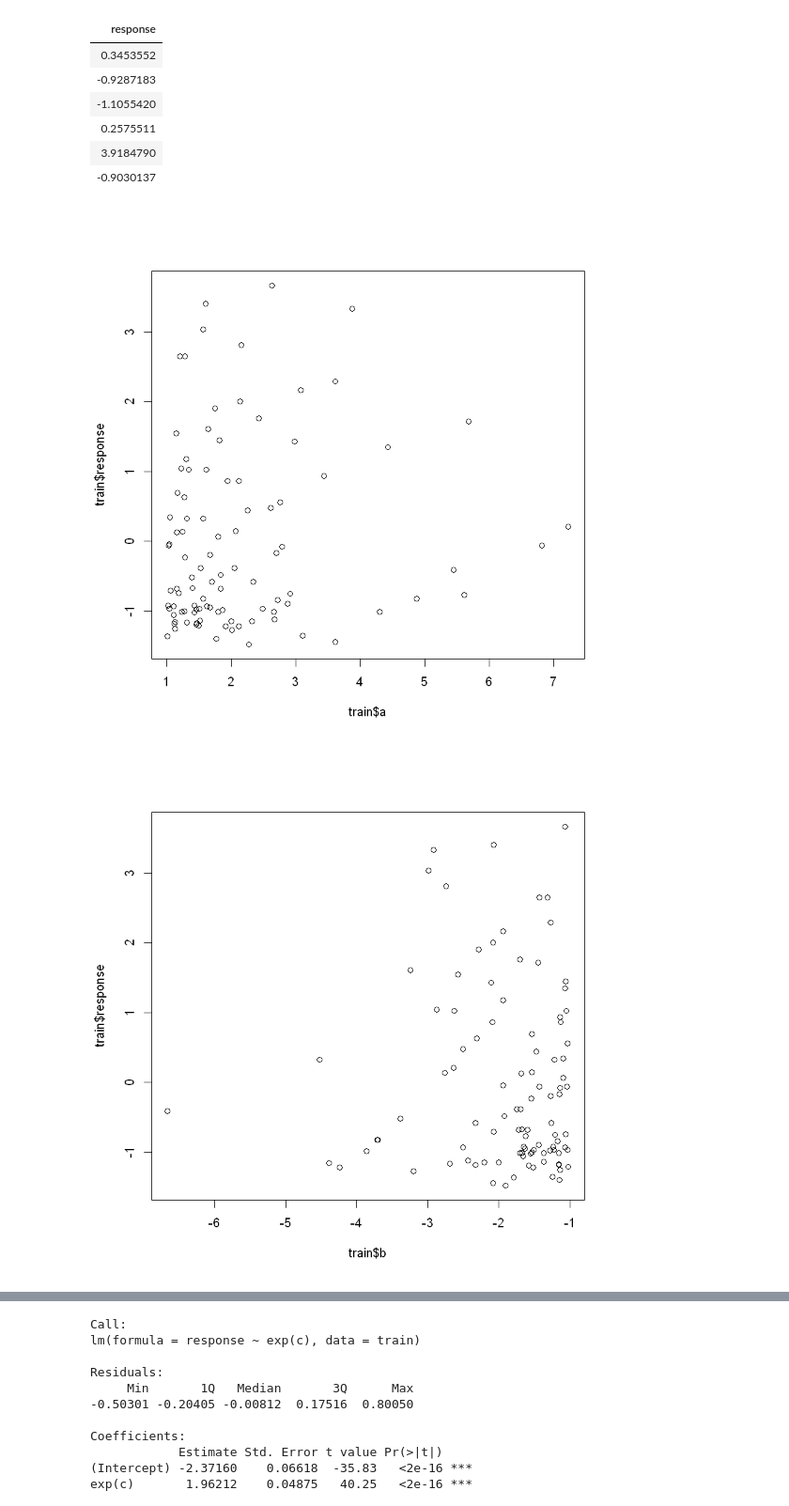
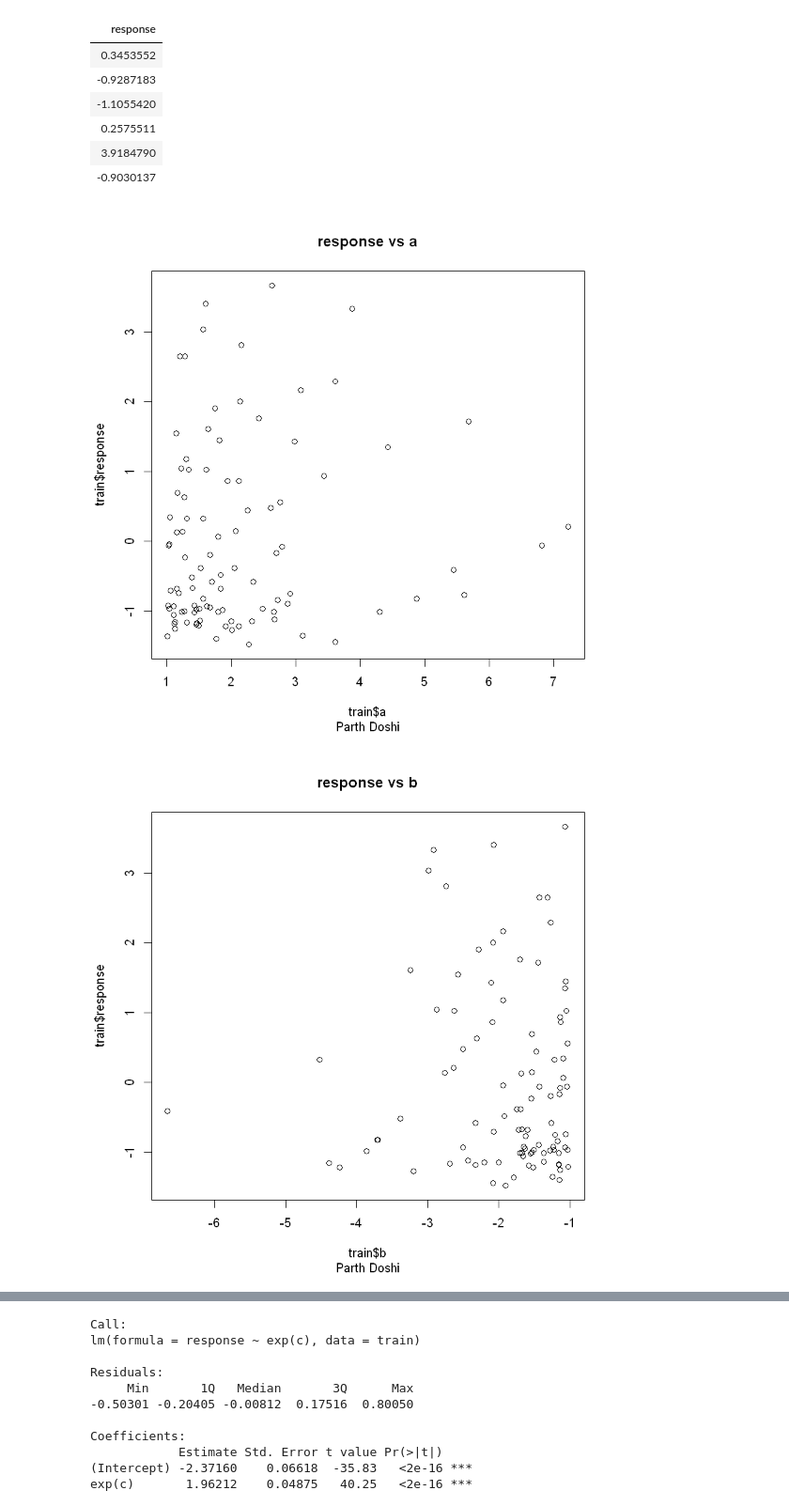
Before and after one commit to parthsdoshi/STAT-512-Final-Project, a Jupyter notebook: Q1/Q1.ipynb, the cells around one changed output, grey strips where cells are left out. Shown at 94% size. Drawn from its saved outputs; the diff is of its cells as text; code cells hidden in the pictures.

```diff
--- a/Q1/Q1.ipynb
+++ b/Q1/Q1.ipynb
@@ -54,9 +54,9 @@ head(test_y)
 | 3.9184790 |
 | -0.9030137 |
 # %%
-plot(train$a, train$response)
-plot(train$b, train$response)
-plot(train$c, train$response)
+plot(train$a, train$response, sub="Parth Doshi", main="response vs a")
+plot(train$b, train$response, sub="Parth Doshi", main="response vs b")
+plot(train$c, train$response, sub="Parth Doshi", main="response vs c")
 # %% [output]
-[figure, old version]
+[figure, new version]
-[figure, old version]
+[figure, new version]
```
Also changed, not shown: parts of 15 cells of this notebook, 18 other files.
